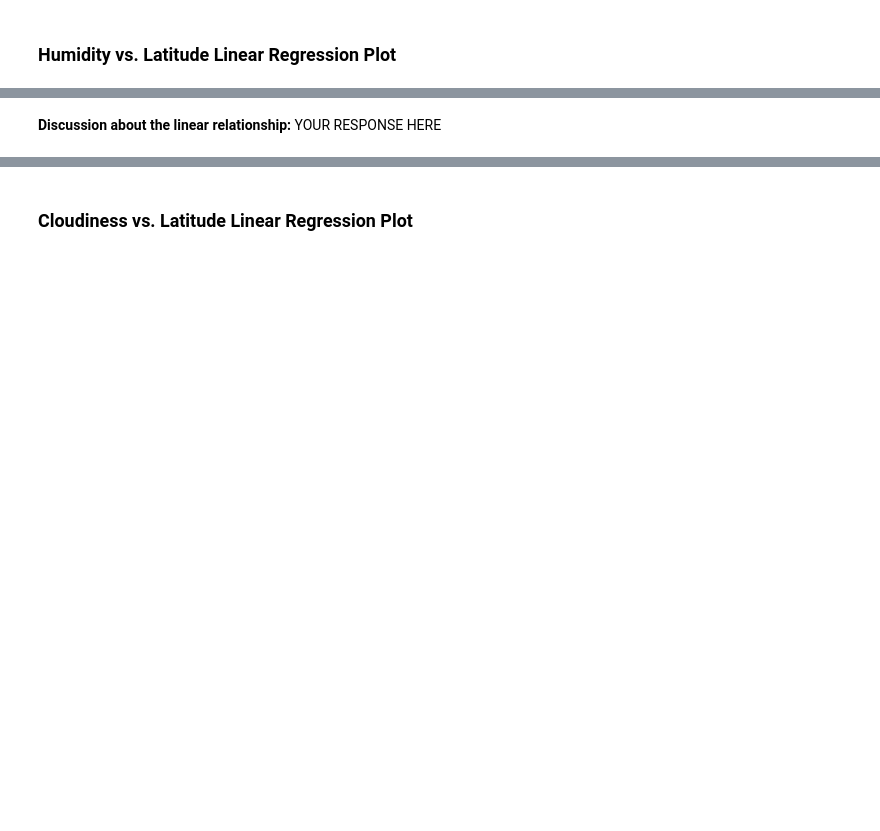
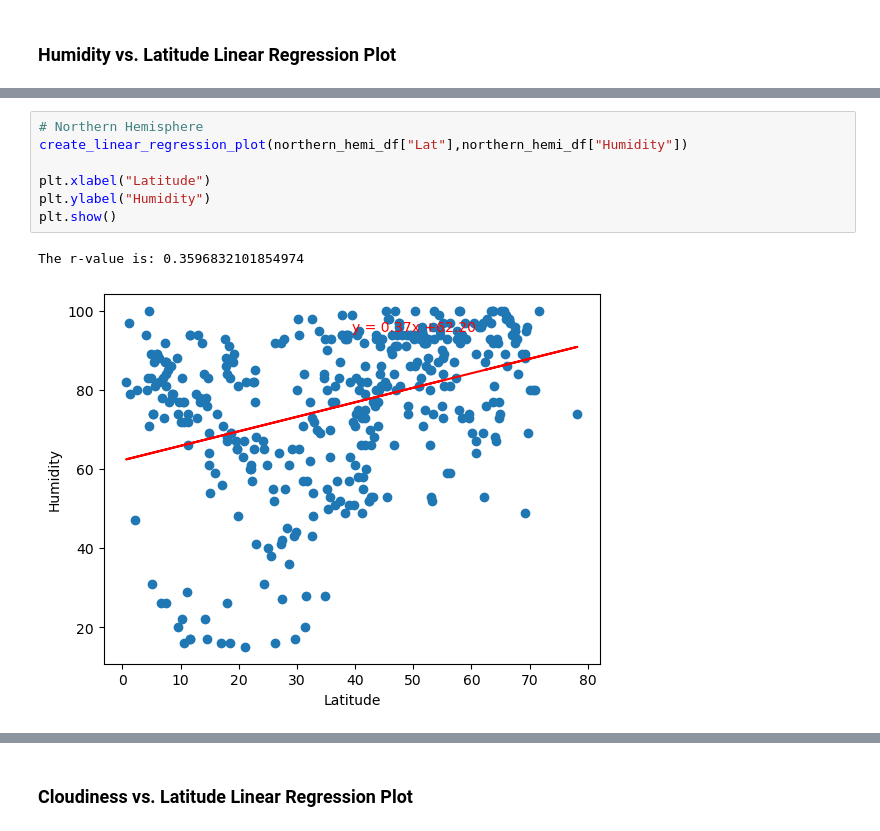
Before and after one commit to JCovarrubias236/python-api-challenge, a Jupyter notebook: Starter_Code/starter_code/WeatherPy.ipynb, the cells around one changed output, grey strips where cells are left out. Saved outputs shown, nothing was run; the diff lists cells and outputs as text; blank space fills up the shorter version.

```diff
--- a/Starter_Code/starter_code/WeatherPy.ipynb
+++ b/Starter_Code/starter_code/WeatherPy.ipynb
@@ -357,2 +371,10 @@ The r-value is: 0.0002808747046324607
-# %% [markdown]
-**Discussion about the linear relationship:** YOUR RESPONSE HERE
+# %%
+# Northern Hemisphere
+create_linear_regression_plot(northern_hemi_df["Lat"],northern_hemi_df["Humidity"])
+
+plt.xlabel("Latitude")
+plt.ylabel("Humidity")
+plt.show()
+# %% [output]
+The r-value is: 0.3596832101854974
+[figure, added]
```
Also changed, not shown: parts of 37 cells of this notebook, 5 other files.
